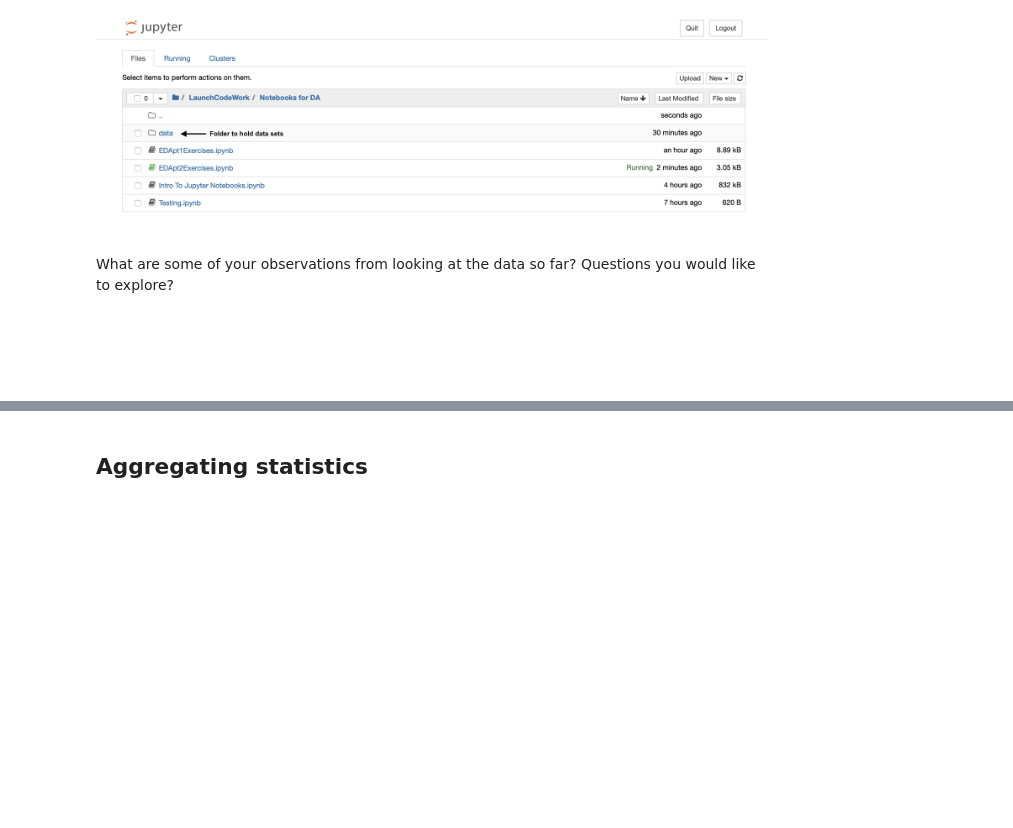
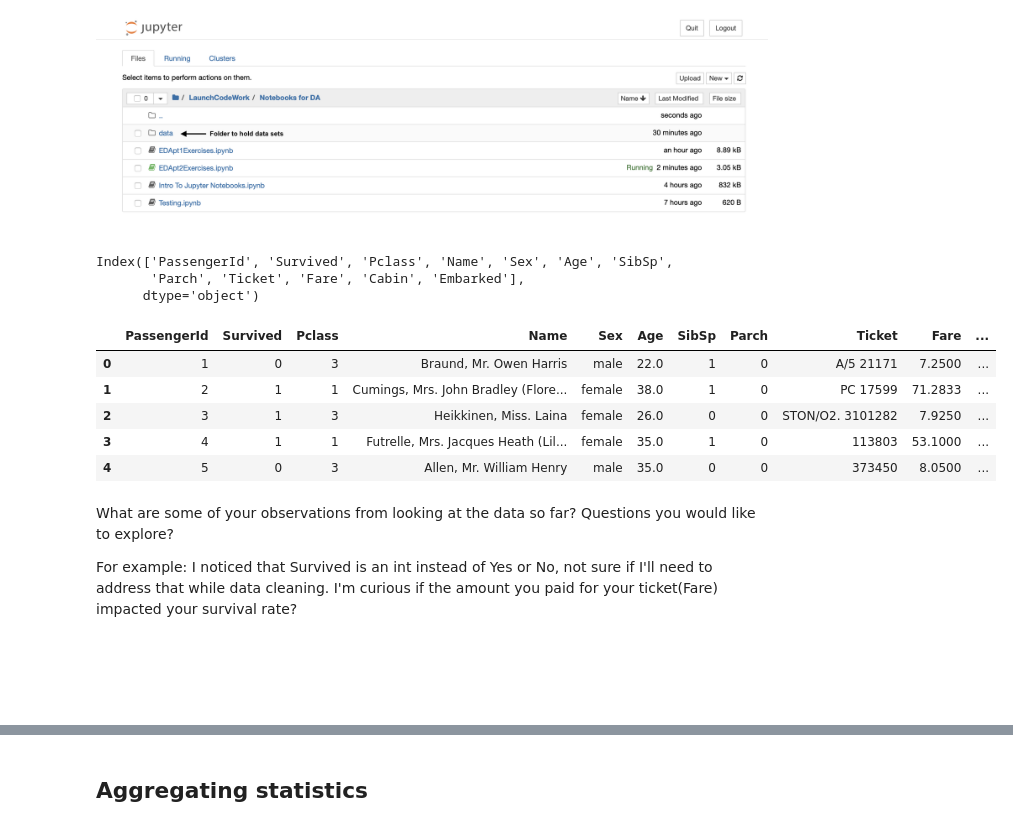
Before and after one commit to codinglikeagirl42/EDApt2Exercises, a Jupyter notebook: EDApt2Exercises.ipynb, the cells around one changed output, grey strips where cells are left out. Cells and saved outputs as stored; diff of their text form; code cells hidden in the pictures; blank space fills up the shorter version.

Commit message:
Delete python code and minor question changes

```diff
--- a/EDApt2Exercises.ipynb
+++ b/EDApt2Exercises.ipynb
@@ -29,15 +28,27 @@ Let's load the data into a data frame and see what the data looks like. To make
 ![JN%20Data%20Folder.png](attachment:JN%20Data%20Folder.png)
 # %%
 #read titantic data set into a data frame
-titanic = pd.read_csv("data/titanic.csv")
+
 
 #although we listed the column names above, write the code to return the name of all of your columns in the dataset
-titanic.columns
+# %% [output]
+Index(['PassengerId', 'Survived', 'Pclass', 'Name', 'Sex', 'Age', 'SibSp',
+       'Parch', 'Ticket', 'Fare', 'Cabin', 'Embarked'],
+      dtype='object')
 # %%
 # print the first 5 rows from the dataframe
-titanic.head()
+# %% [output]
+|  | PassengerId | Survived | Pclass | Name | Sex | Age | SibSp | Parch | Ticket | Fare | ... |
+| 0 | 1 | 0 | 3 | Braund, Mr. Owen Harris | male | 22.0 | 1 | 0 | A/5 21171 | 7.2500 | ... |
+| 1 | 2 | 1 | 1 | Cumings, Mrs. John Bradley (Flore... | female | 38.0 | 1 | 0 | PC 17599 | 71.2833 | ... |
+| 2 | 3 | 1 | 3 | Heikkinen, Miss. Laina | female | 26.0 | 0 | 0 | STON/O2. 3101282 | 7.9250 | ... |
+| 3 | 4 | 1 | 1 | Futrelle, Mrs. Jacques Heath (Lil... | female | 35.0 | 1 | 0 | 113803 | 53.1000 | ... |
+| 4 | 5 | 0 | 3 | Allen, Mr. William Henry | male | 35.0 | 0 | 0 | 373450 | 8.0500 | ... |
 # %% [markdown]
-What are some of your observations from looking at the data so far? Questions you would like to explore?<br><br><br><br><br>
+What are some of your observations from looking at the data so far? Questions you would like to explore?
+
+For example: I noticed that Survived is an int instead of Yes or No, not sure if I'll need to address that while data cleaning. I'm curious if the amount you paid for your ticket(Fare) impacted your survival rate?
+<br><br><br><br><br>
 # %%
 #.info() returns:
 #name of the column, Non-null Count meaning how many non-null values their are in that column and Dtype
```
Also changed, not shown: parts of 23 cells of this notebook.
